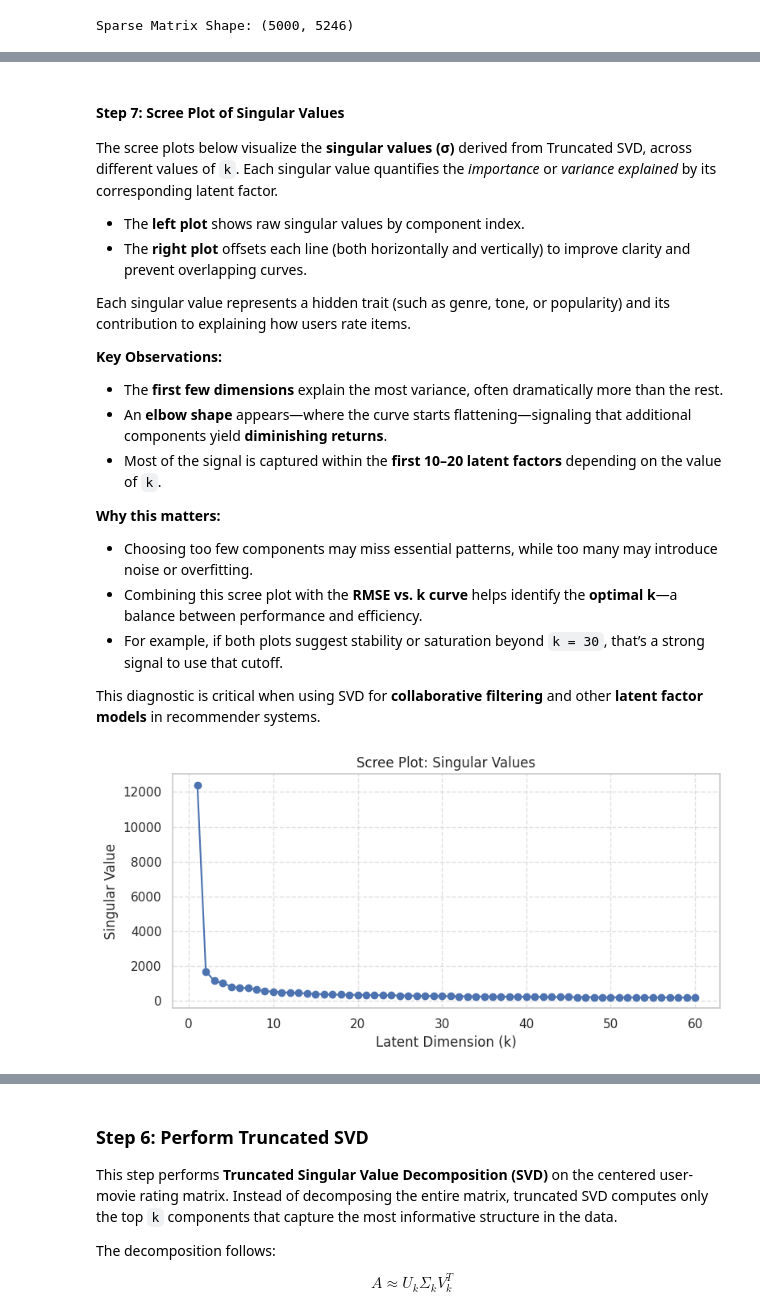
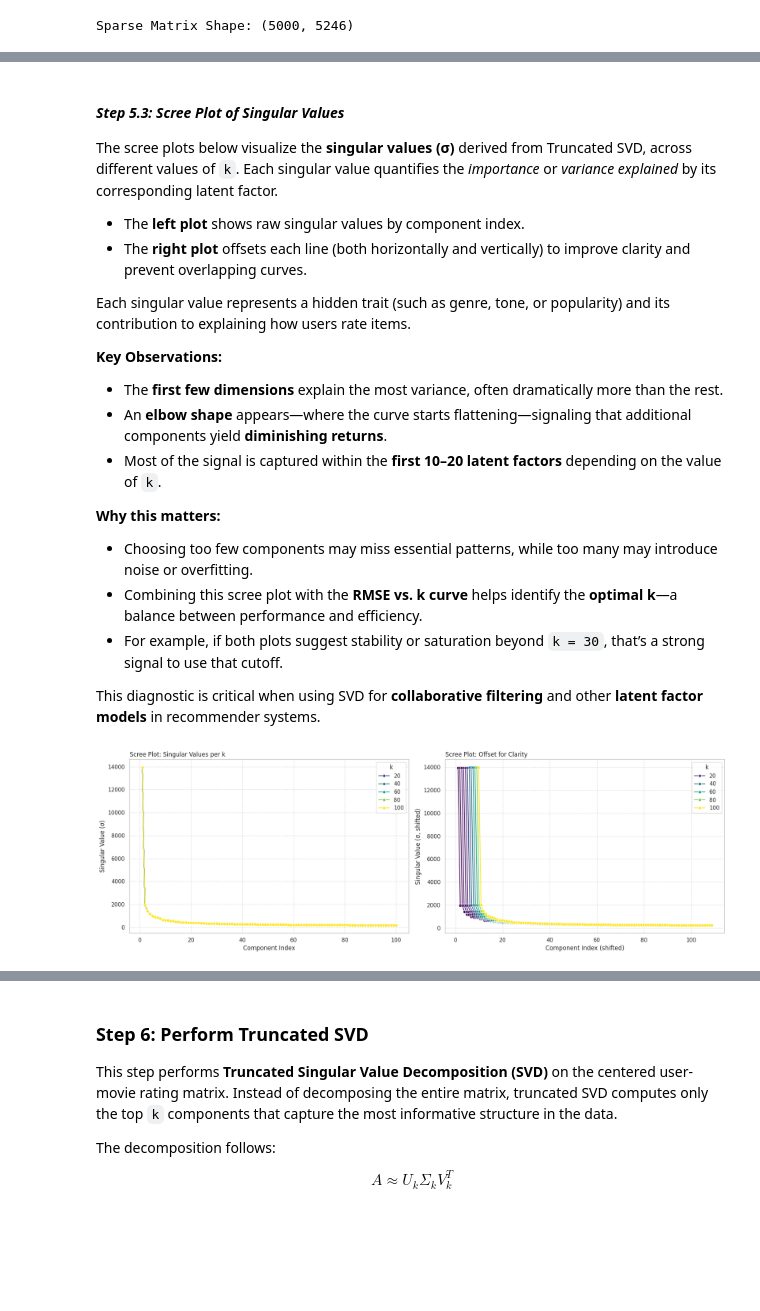
Before and after one commit to hawa1983/DATA-612, a Jupyter notebook: Project_3_3.ipynb, the cells around one changed output, grey strips where cells are left out. Saved outputs shown, nothing was run; the diff lists cells and outputs as text; code cells hidden in the pictures; blank space fills up the shorter version.

```diff
--- a/Project_3_3.ipynb
+++ b/Project_3_3.ipynb
@@ -481,5 +469,5 @@ plt.show()
 # %% [markdown]
-#### **Step 7: Scree Plot of Singular Values**
+#### ***Step 5.3: Scree Plot of Singular Values***
 
 The scree plots below visualize the **singular values (σ)** derived from Truncated SVD, across different values of `k`. Each singular value quantifies the *importance* or *variance explained* by its corresponding latent factor.
 
@@ -505,32 +493,32 @@ This diagnostic is critical when using SVD for **collaborative filtering** and o
 import matplotlib.pyplot as plt
 import seaborn as sns
 
 # Define offsets
 unique_ks = sorted(scree_df['k'].unique())
-offsets = {k: (i * 0.6, i * 50) for i, k in enumerate(unique_ks)}  # (x_offset, y_offset)
+offsets = {k: (i * 0.8, i * 5) for i, k in enumerate(unique_ks)}  # (x_offset, y_offset)
 
 # Apply offsets
 scree_df['component_shifted'] = scree_df.apply(lambda row: row['component'] + offsets[row['k']][0], axis=1)
 scree_df['sigma_shifted'] = scree_df.apply(lambda row: row['sigma'] + offsets[row['k']][1], axis=1)
 
 # Set up subplots
 fig, axs = plt.subplots(1, 2, figsize=(18, 6), sharey=False)
 
 # Plot 1: Original Scree Plot
 sns.lineplot(data=scree_df, x='component', y='sigma', hue='k', marker='o', ax=axs[0], palette='viridis')
 axs[0].set_title("Scree Plot: Singular Values per k", loc='left')
 axs[0].set_xlabel("Component Index")
 axs[0].set_ylabel("Singular Value (σ)")
 axs[0].grid(True, linestyle='--', alpha=0.6)
 
 # Plot 2: Offset Scree Plot
 sns.lineplot(data=scree_df, x='component_shifted', y='sigma_shifted', hue='k', marker='o', ax=axs[1], palette='viridis')
 axs[1].set_title("Scree Plot: Offset for Clarity", loc='left')
 axs[1].set_xlabel("Component Index (shifted)")
 axs[1].set_ylabel("Singular Value (σ, shifted)")
 axs[1].grid(True, linestyle='--', alpha=0.6)
 
 plt.tight_layout()
 plt.show()
 # %% [output]
-[figure, old version]
+[figure, new version]
```
Also changed, not shown: parts of 20 cells of this notebook.
